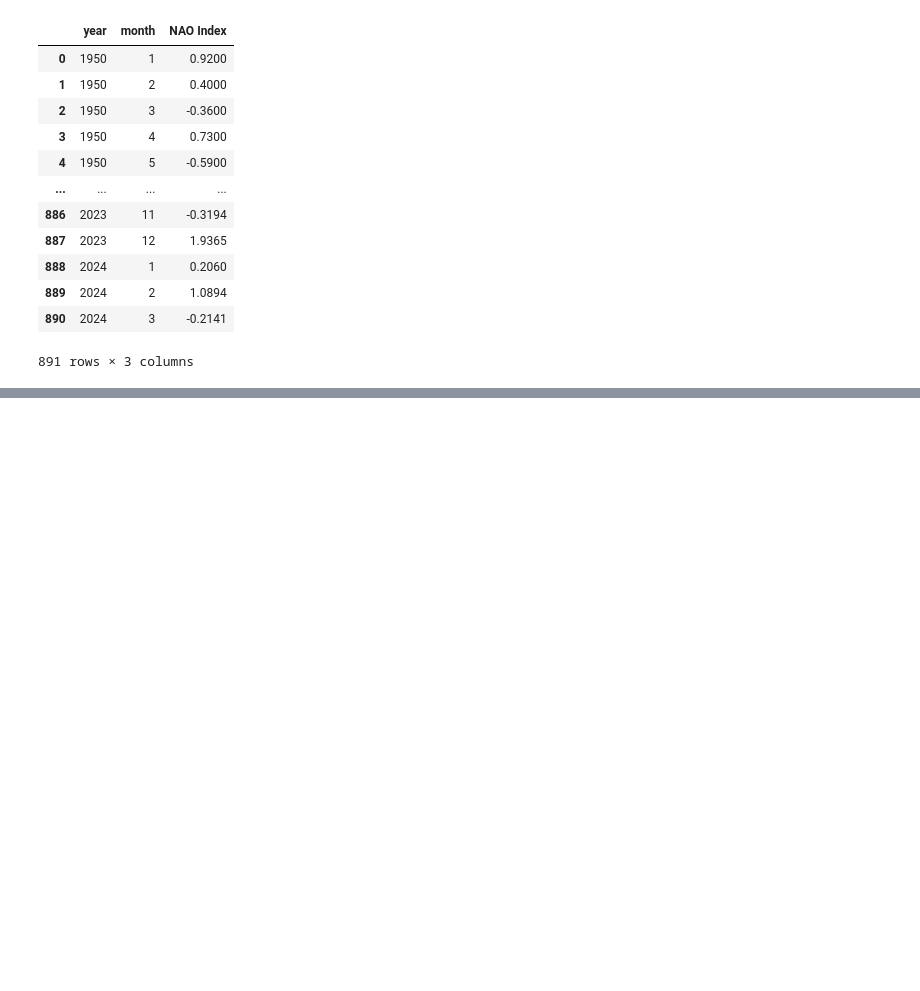
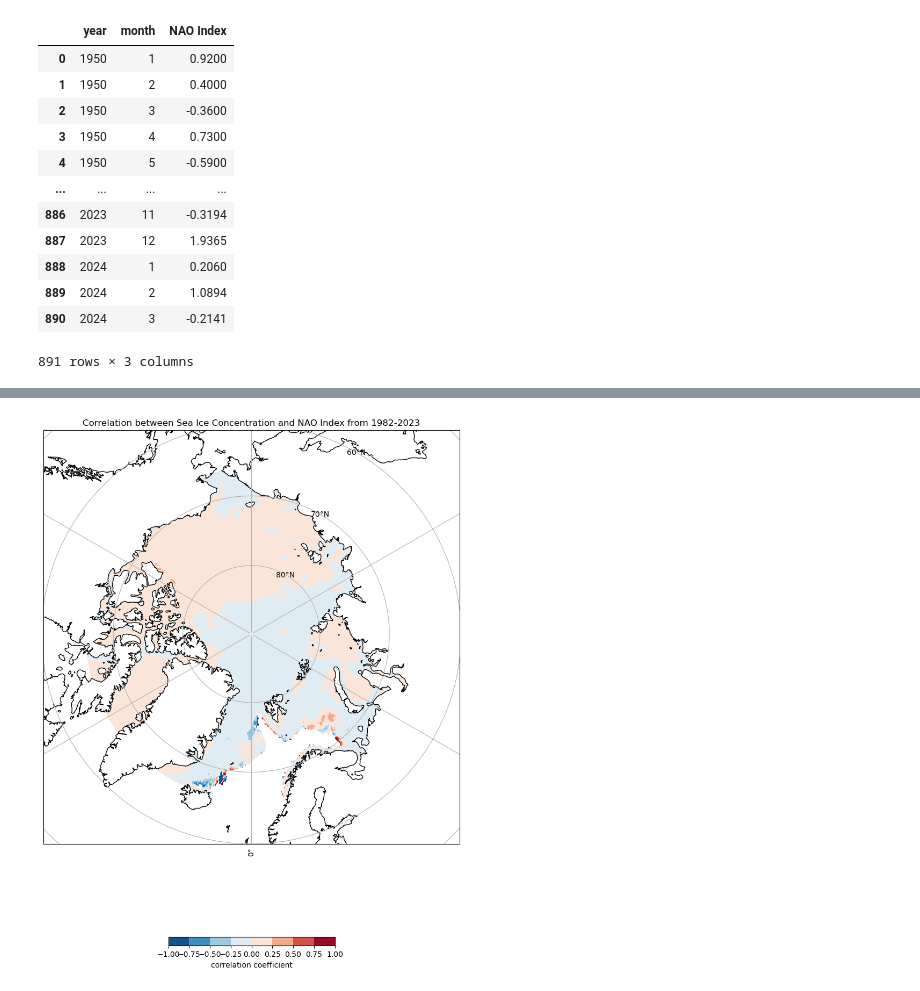
Before and after one commit to shelbykniss/ATMS-523_Module-8-Project, a Jupyter notebook: Kniss_Module 8 Project.ipynb, the cells around one changed output, grey strips where cells are left out. Cells and saved outputs as stored; diff of their text form; code cells hidden in the pictures; blank space fills up the shorter version.

```diff
--- a/Kniss_Module 8 Project.ipynb
+++ b/Kniss_Module 8 Project.ipynb
@@ -275,0 +309,3 @@ nao
+# %%
+nao = nao.drop(['year','month','day'], axis=1)
+nao
@@ -298,5 +329,5 @@ array([[[           nan,            nan,            nan, ...,
 # %%
-new_ds = xr.merge([icec_SD,nao_ds['NAO Index']], compat='override')
-new_ds
+ice_nao_data = xr.merge([icec_SD, nao_ds])
+ice_nao_data
 # %% [output]
 <xarray.Dataset>
@@ -317,0 +343,3 @@ NameError: name 'xr' is not defined
+# %%
+index_corr = xr.corr(ice_nao_data['icec'], ice_nao_data['NAO Index'], dim='time')
+index_corr
@@ -317,0 +364,17 @@ NameError: name 'xr' is not defined
+# %%
+fig, ax = plt.subplots(figsize=(10,15),subplot_kw=dict(projection=proj))
+
+gl = ax.gridlines(draw_labels=True, crs=ccrs.PlateCarree())
+gl.top_labels = False
+gl.right_labels = False
+
+ax.coastlines()
+ax.set_title('Correlation between Sea Ice Concentration and NAO Index from 1982-2023')
+ax.set_extent((0, 360, 60, 90), crs=ccrs.PlateCarree())
+
+cs = ax.contourf(X, Y, index_corr, transform=ccrs.PlateCarree(), cmap=plt.cm.RdBu_r)
+cb=fig.colorbar(cs, orientation='horizontal', shrink=0.4)
+
+cb.set_label("correlation coefficient")
+# %% [output]
+[figure, added]
```
Also changed, not shown: parts of 15 cells of this notebook.
